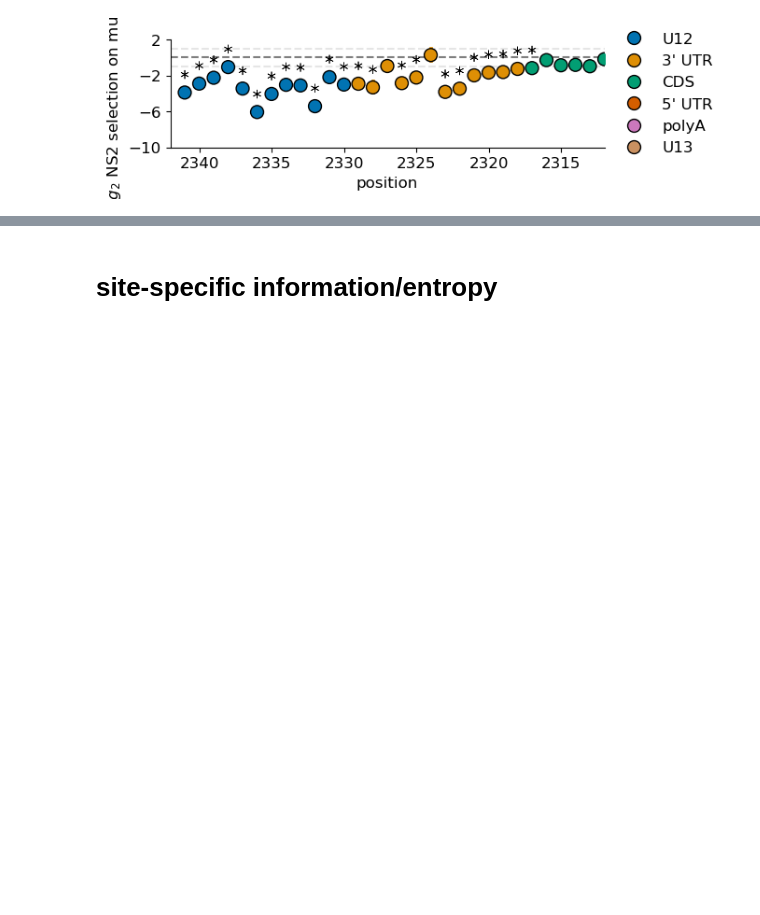
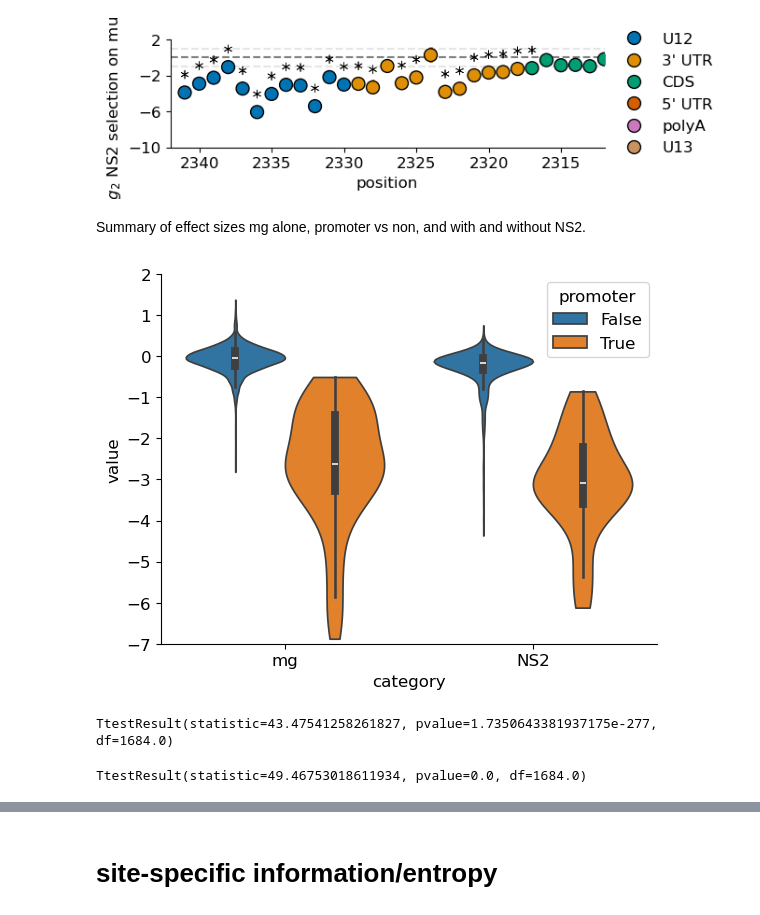
Before and after one commit to Russell-laboratory/NS2_sequence_specificity, a Jupyter notebook: Figures_sequencing.ipynb, the cells around one changed output, grey strips where cells are left out. Cells and saved outputs as stored; diff of their text form; code cells hidden in the pictures; blank space fills up the shorter version.

```diff
--- a/Figures_sequencing.ipynb
+++ b/Figures_sequencing.ipynb
@@ -1481,3 +1476,25 @@ plt.axhline(y=0, color = 'k',ls = '--', alpha =0.5)
 plt.savefig('Figures/NS2cRNAprom.pdf',format='pdf', bbox_inches = "tight")
 # %% [output]
 [figure]
+# %% [markdown]
+Summary of effect sizes mg alone, promoter vs non, and with and without NS2.
+# %%
+graph = allPoints.copy()
+graph['promoter'] = (graph.context == 'U12') | (graph.context == 'U13')
+
+graph = graph[['promoter','NS2','mg']].melt(value_vars=['NS2','mg'],id_vars=['promoter'])
+sns.violinplot(data=graph, x="category", y="value", cut=0, hue='promoter', hue_order = [False,True], density_norm='width', order = ['mg','NS2'])
+sns.despine()
+plt.ylim(-7,2)
+stats.ttest_ind(graph[~(graph.promoter) & (graph.category == 'NS2')].value, graph[(graph.promoter) & (graph.category == 'NS2')].value)
+plt.savefig('Figures/selectionEffectPromoter.pdf',format='pdf', bbox_inches = "tight")
+# %% [output]
+[figure, added]
+# %%
+stats.ttest_ind(graph[~(graph.promoter) & (graph.category == 'NS2')].value, graph[(graph.promoter) & (graph.category == 'NS2')].value)
+# %% [output]
+TtestResult(statistic=43.47541258261827, pvalue=1.7350643381937175e-277, df=1684.0)
+# %%
+stats.ttest_ind(graph[~(graph.promoter) & (graph.category == 'mg')].value, graph[(graph.promoter) & (graph.category == 'm')].value)
+# %% [output]
+TtestResult(statistic=49.46753018611934, pvalue=0.0, df=1684.0)
```
Also changed, not shown: parts of 22 cells of this notebook, 44 other files.
